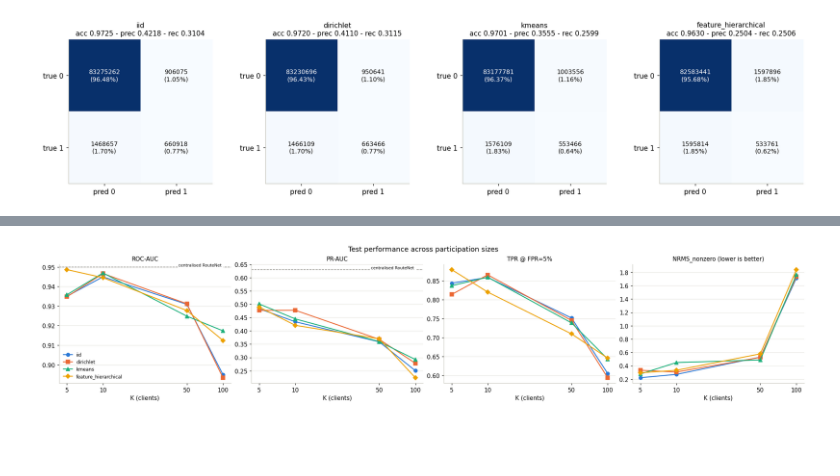
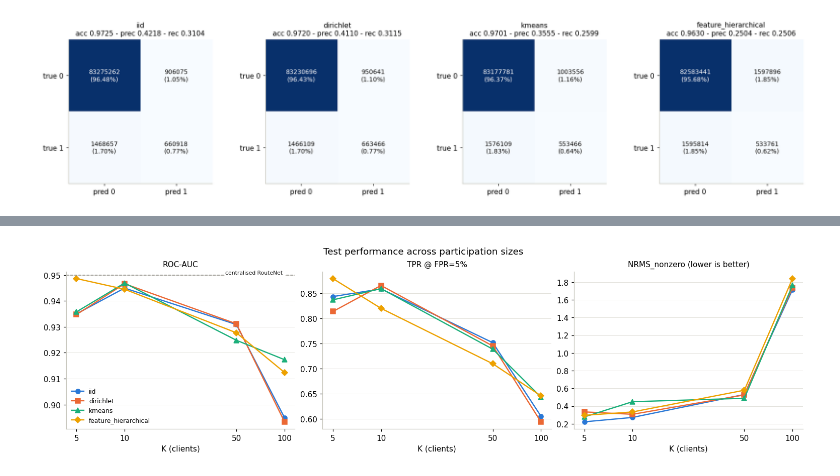
Before and after one commit to beppSpedicato/FedCircuitNet, a Jupyter notebook: show_sweep_clients_result.ipynb, the cells around one changed output, grey strips where cells are left out. Drawn from its saved outputs; the diff is of its cells as text; code cells hidden in the pictures; blank space fills up the shorter version.

```diff
--- a/show_sweep_clients_result.ipynb
+++ b/show_sweep_clients_result.ipynb
@@ -894,10 +781,6 @@ def plot_roc(ax, c, color, label):
     ax.plot(f, t, color=color, label=f"{label} (ROC-AUC={c['roc_auc']:.4f})")
 
 
-def plot_pr(ax, c, color, label):
-    ax.plot(c['recall'], c['precision'], color=color, label=f"{label} (PR-AUC={c['pr_auc']:.4f})")
-
-
 def finish(ax, kind, title):
     if kind == 'roc':
         ax.plot([0, MAX_FPR], [0, MAX_FPR], linestyle='--', color=MUTED, linewidth=1)
@@ -913,8 +796,7 @@ def finish(ax, kind, title):
     if ax.lines:
         ax.legend(fontsize=7, loc='center right' if kind == 'roc' else 'lower left')
 
-
-for kind, plot in (('roc', plot_roc), ('pr', plot_pr)):
+for kind, plot in [('roc', plot_roc)]:
     if not any(curves.values()):
         break
     # One panel per K, schemes overlaid.
@@ -998,6 +876,6 @@ From `drc_augmented_metrics.py` (`fedavg_drc_augmented_metrics_sweep_clients`, f
 # %%
-AUG_METRICS = ['NRMS', 'NRMS_design_with_violations', 'NRMS_nonzero',
-               'MAE', 'MAE_design_with_violations', 'MAE_nonzero']
+AUG_METRICS = ['NRMS', 'NRMS_nonzero',
+               'MAE', 'MAE_nonzero']
 
 aug_rows, aug_values = [], {}
 for scheme, K, run in ordered(aug_runs):
@@ -1067,7 +936,6 @@ for K in KS:
             'K': K,
             'scheme': scheme,
             'ROC-AUC': c.get('roc_auc', np.nan),
-            'PR-AUC': c.get('pr_auc', np.nan),
             'TPR @ FPR=5%': c.get('tpr@fpr5', np.nan),
             'Accuracy': last_value(run, 'Test Accuracy', {'subset': 'test'}) if run else np.nan,
             'Precision': last_value(run, 'Test Precision', {'subset': 'test'}) if run else np.nan,
@@ -1079,8 +947,6 @@ for K in KS:
             row[metric] = aug_df.loc[key[::-1], metric] if not aug_df.empty and key[::-1] in aug_df.index else np.nan
         if not loss_df.empty and key[::-1] in loss_df.index:
             row[f'train loss (last {SMOOTH})'] = loss_df.loc[key[::-1], f'mean loss, last {SMOOTH} rounds']
-        if not comm_df.empty and key[::-1] in comm_df.index:
-            row['total comm (MB)'] = comm_df.loc[key[::-1], 'total comm (MB)']
         final_rows.append(row)
 
 final_df = pd.DataFrame(final_rows)
@@ -1109,6 +975,6 @@ if not final_df.empty:
 # %%
 if not final_df.empty:
-    for metric in ('ROC-AUC', 'PR-AUC', 'TPR @ FPR=5%'):
+    for metric in ('ROC-AUC', 'TPR @ FPR=5%'):
         pivot = final_df[metric].unstack('K').reindex([s for s in SCHEMES if s in final_df.index.get_level_values('scheme')])
         display(Markdown(f'**{metric}** (rows: scheme, columns: K)'))
         display(pivot.round(4))
@@ -1158,26 +1011,26 @@ if not final_df.empty:
 # %%
 # Headline cross-size comparison.  Dashed: centralised RouteNet baseline
 # (TCAD 2023) for reference, not a run of this sweep.
 BASELINE = {'ROC-AUC': 0.95, 'PR-AUC': 0.63}
 
 if not final_df.empty:
-    panels = ['ROC-AUC', 'PR-AUC', 'TPR @ FPR=5%', 'NRMS_nonzero']
+    panels = ['ROC-AUC', 'TPR @ FPR=5%', 'NRMS_nonzero']
     fig, axes = plt.subplots(1, len(panels), figsize=(4.6 * len(panels), 3.8), constrained_layout=True)
     for ax, metric in zip(axes, panels):
         for scheme in SCHEMES:
             if scheme not in final_df.index.get_level_values('scheme'):
                 continue
             sub = final_df.xs(scheme, level='scheme')[metric].dropna()
             ax.plot(sub.index, sub.values, color=SCHEME_COLOR[scheme], marker=SCHEME_MARKER[scheme], label=scheme)
         if metric in BASELINE:
             ax.axhline(BASELINE[metric], color=MUTED, linestyle='--', linewidth=1)
             ax.text(KS[-1], BASELINE[metric], 'centralised RouteNet ', ha='right', va='bottom', fontsize=7,
                     color=INK, bbox={'facecolor': 'white', 'edgecolor': 'none', 'pad': 1})
         ax.set_title(metric + (' (lower is better)' if metric == 'NRMS_nonzero' else ''))
         log_k_axis(ax)
     scheme_legend(axes[0])
     fig.suptitle('Test performance across participation sizes')
     plt.show()
     plt.close(fig)
 # %% [output]
-[figure, old version]
+[figure, new version]
```
Also changed, not shown: parts of 15 cells of this notebook.
